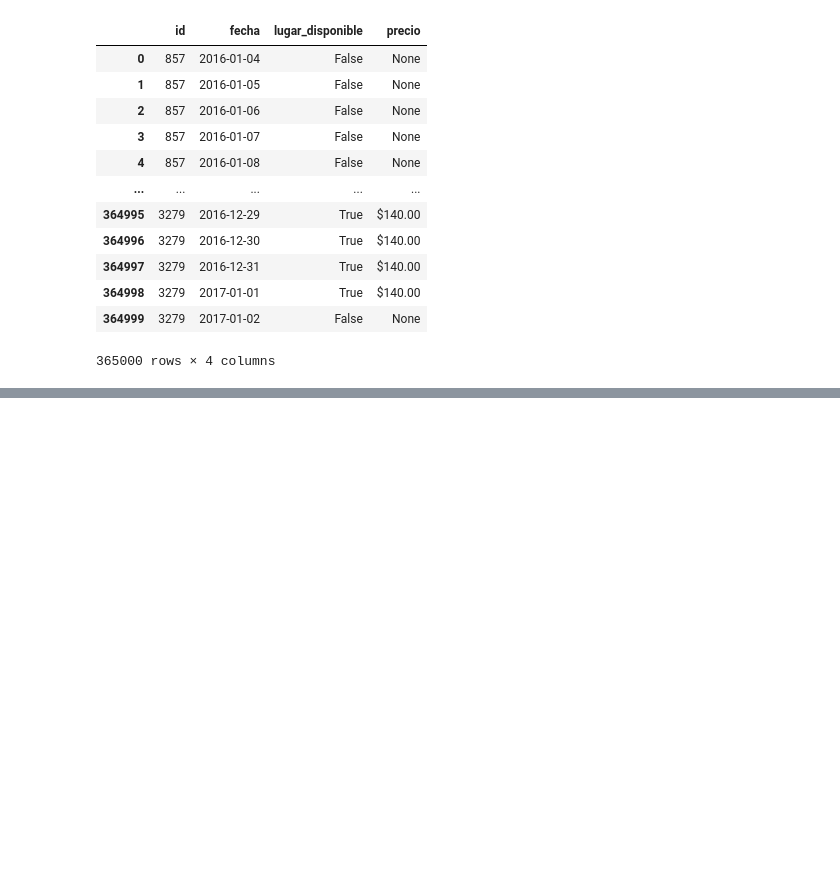
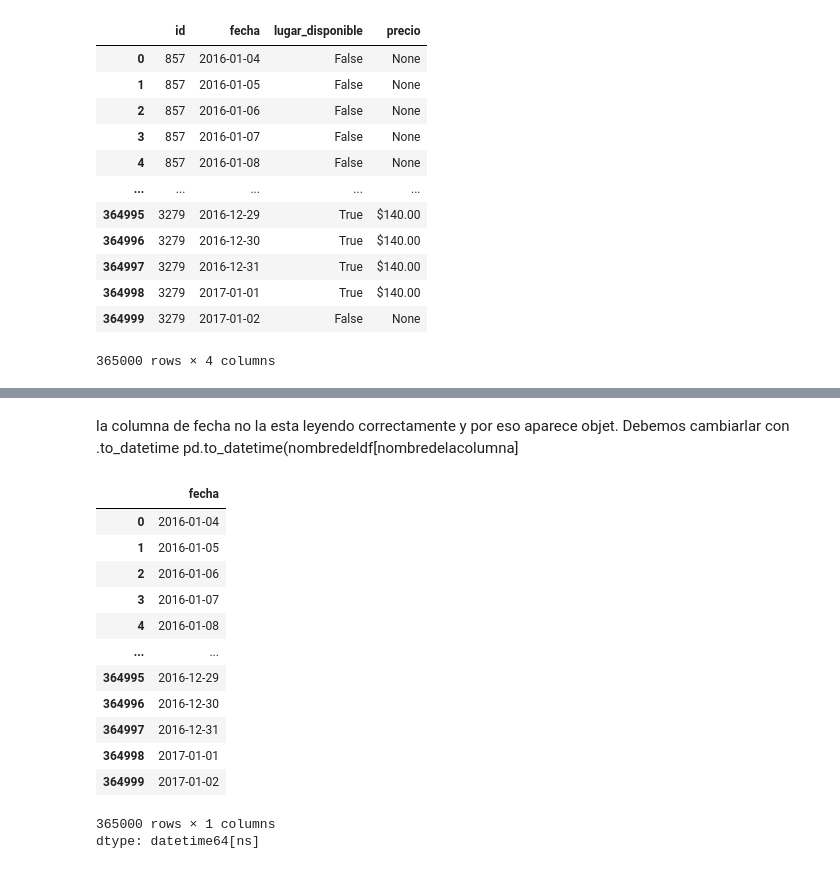
Before and after one commit to lstredel/Clase-de-Python, a Jupyter notebook: Manejo_Date_Time.ipynb, the cells around one changed output, grey strips where cells are left out. Drawn from its saved outputs; the diff is of its cells as text; code cells hidden in the pictures; blank space fills up the shorter version.

```diff
--- a/Manejo_Date_Time.ipynb
+++ b/Manejo_Date_Time.ipynb
@@ -22,0 +39,21 @@ inmuebles_disponibles= pd.read_json("inmuebles_disponibles.json")
+# %% [markdown]
+la columna de fecha no la esta leyendo correctamente y por eso aparece objet.
+Debemos cambiarlar con .to_datetime
+pd.to_datetime(nombredeldf[nombredelacolumna]
+# %%
+pd.to_datetime(inmuebles_disponibles["fecha"])
+# %% [output]
+|  | fecha |
+| 0 | 2016-01-04 |
+| 1 | 2016-01-05 |
+| 2 | 2016-01-06 |
+| 3 | 2016-01-07 |
+| 4 | 2016-01-08 |
+| ... | ... |
+| 364995 | 2016-12-29 |
+| 364996 | 2016-12-30 |
+| 364997 | 2016-12-31 |
+| 364998 | 2017-01-01 |
+| 364999 | 2017-01-02 |
+365000 rows × 1 columns
+dtype: datetime64[ns]
```
Also changed, not shown: parts of 11 cells of this notebook.
